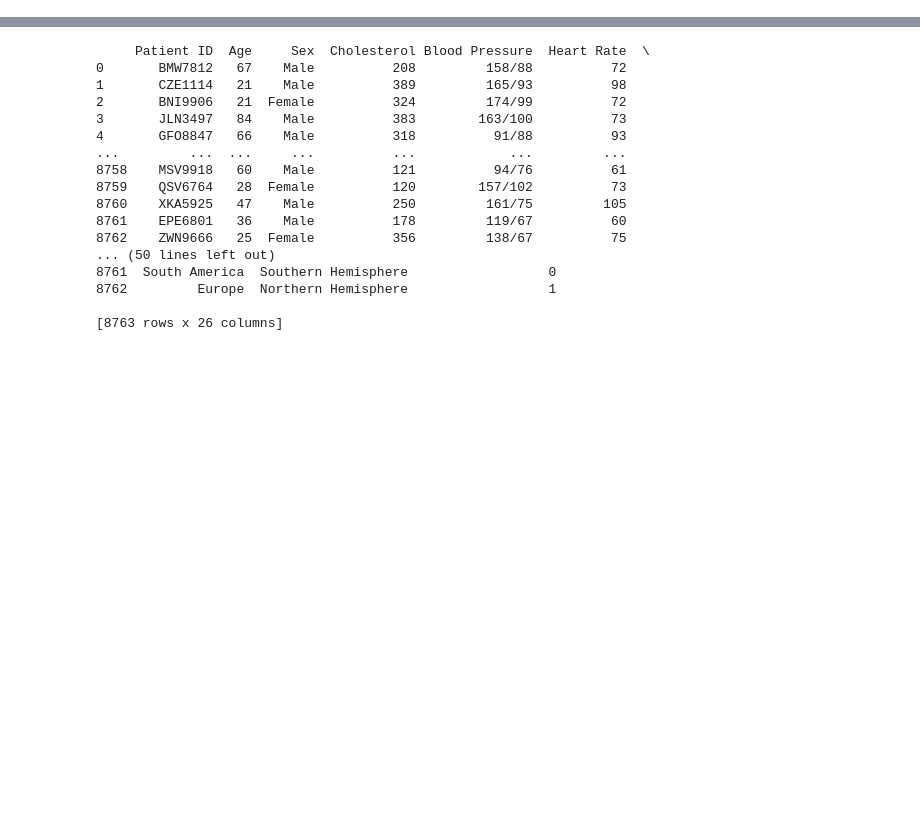
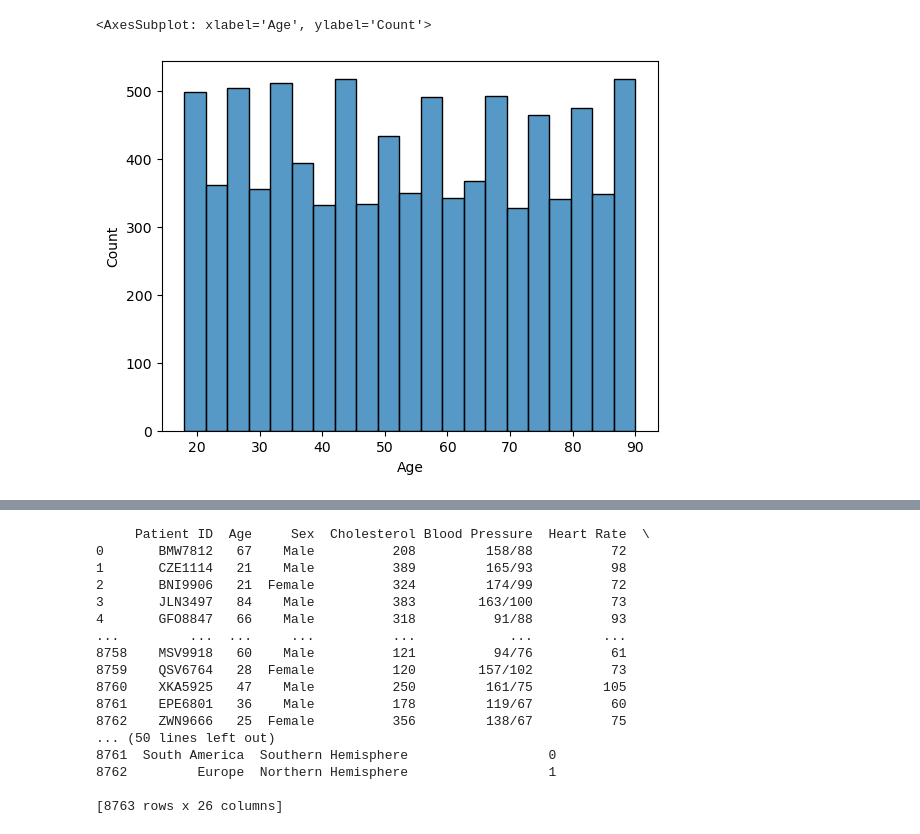
Before and after one commit to galij20/heart_fds, a Jupyter notebook: project.ipynb, the cells around one changed output, grey strips where cells are left out. Saved outputs shown, nothing was run; the diff lists cells and outputs as text; code cells hidden in the pictures; blank space fills up the shorter version.

```diff
--- a/project.ipynb
+++ b/project.ipynb
@@ -0,0 +81,5 @@
+# %%
+sns.histplot(df['Age'])
+# %% [output]
+<AxesSubplot: xlabel='Age', ylabel='Count'>
+[figure, added]
```
Also changed, not shown: parts of 17 cells of this notebook.
